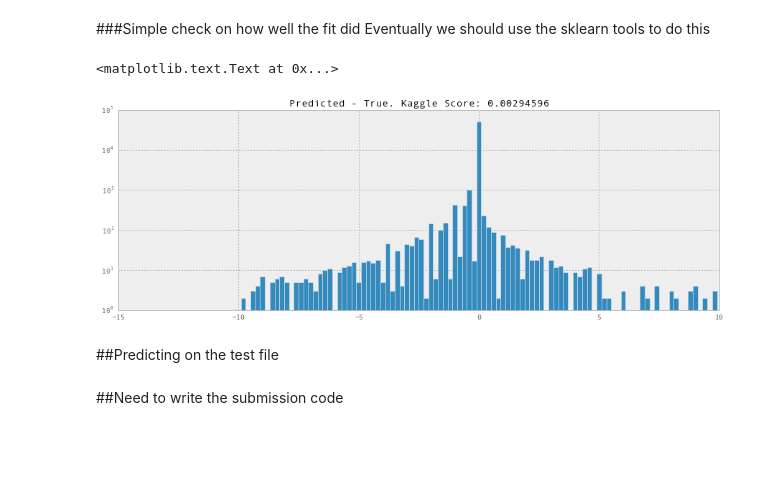
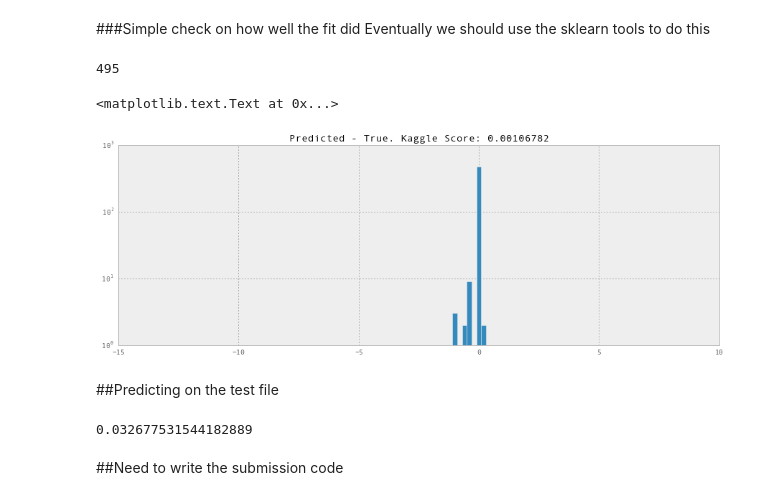
Before and after one commit to jfraj/krad, a Jupyter notebook: notebook/testsubmission.ipynb, the cells around one changed output. Saved outputs shown, nothing was run; the diff lists cells and outputs as text; code cells hidden in the pictures; blank space fills up the shorter version.

```diff
--- a/notebook/testsubmission.ipynb
+++ b/notebook/testsubmission.ipynb
@@ -26,9 +26,9 @@ import sys
 sys.path.append('../../krad/')
 import clean, solution
 filename = "../Data/train_2013.csv"
-#nrows = 1000
-#data = pd.read_csv(filename, nrows=nrows)
-data = pd.read_csv(filename)
+nrows = 10000
+data = pd.read_csv(filename, nrows=nrows)
+#data = pd.read_csv(filename)
 nrows = len(data)
 
 is_reasonable_data = data['Expected'] < 70
@@ -89,16 +89,22 @@ def kaggle_metric(predictions, exact_values):
 ###Simple check on how well the fit did
 Eventually we should use the sklearn tools to do this
 # %%
-score = kaggle_metric(output, values2fit[nfit:,0])
+score = kaggle_metric(N.round(output), values2fit[nfit:,0])
+print len(output)
 
 hdiff = plt.hist(N.subtract(output, values2fit[nfit:,0]), bins=100, range=(-10,10),log=True,align='left')
 #hdiff = plt.hist(N.subtract(output, values2fit[nfit:,0]), bins=100,log=True)
 plt.title('Predicted - True. Kaggle Score: %10.8f'%score)
 # %% [output]
-<matplotlib.text.Text at 0x...>
+495
+<matplotlib.text.Text at 0x...>
-[figure, old version]
+[figure, new version]
 # %% [markdown]
 ##Predicting on the test file
+# %%
+N.sqrt(score)
+# %% [output]
+0.032677531544182889
 # %% [markdown]
 ##Need to write the submission code
 # %%
```
